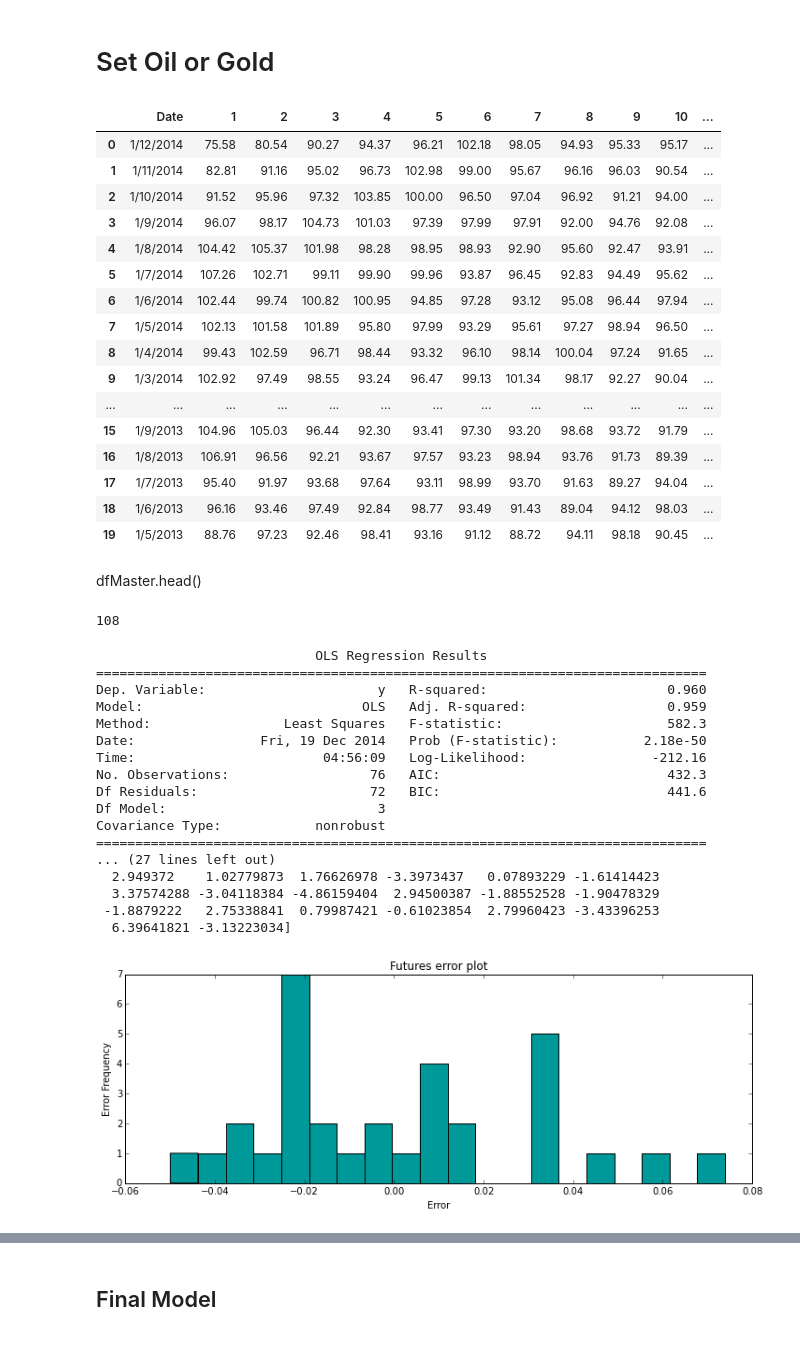
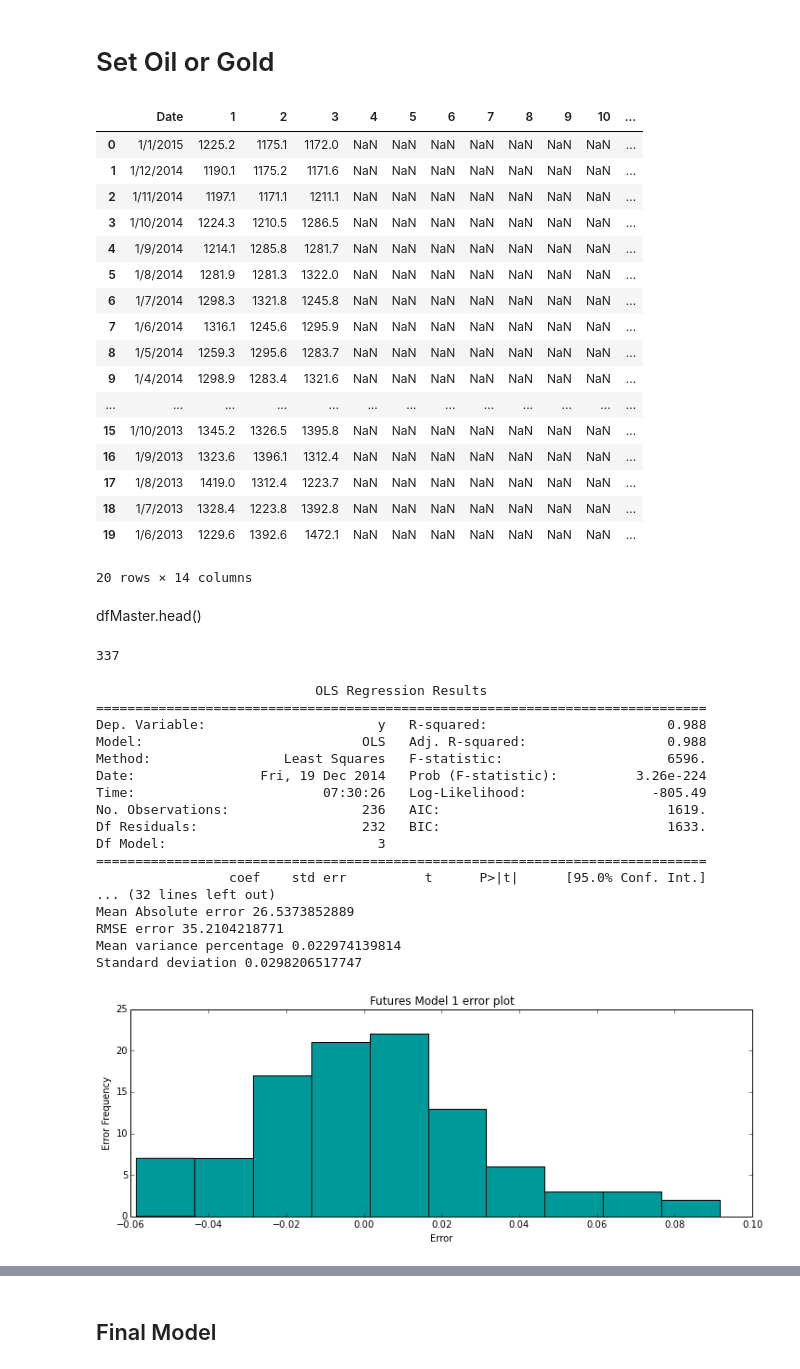
Before and after one commit to Sree-vathsan/CSE591-Data-Science-Project, a Jupyter notebook: FuturesContracts.ipynb, the cells around one changed output, grey strips where cells are left out. Drawn from its saved outputs; the diff is of its cells as text; code cells hidden in the pictures.

```diff
--- a/FuturesContracts.ipynb
+++ b/FuturesContracts.ipynb
@@ -66,7 +67,7 @@ dfMaster
 # %%
 #Load the dfMaster directly
 #dfMaster = pd.read_csv("https://raw.githubusercontent.com/Sree-vathsan/CSE591-Data-Science-Project/master/data/FuturesMasterOil.csv")
-commodity = 0 #0 for Oil and 1 for Gold
+commodity = 1 #0 for Oil and 1 for Gold
 if (commodity == 0):
     dfMaster = pd.read_csv("data/FuturesMasterOil.csv")
 else:
@@ -74,22 +75,23 @@ else:
 dfMaster.head(20)
 # %% [output]
 |  | Date | 1 | 2 | 3 | 4 | 5 | 6 | 7 | 8 | 9 | 10 | ... |
-| 0 | 1/12/2014 | 75.58 | 80.54 | 90.27 | 94.37 | 96.21 | 102.18 | 98.05 | 94.93 | 95.33 | 95.17 | ... |
-| 1 | 1/11/2014 | 82.81 | 91.16 | 95.02 | 96.73 | 102.98 | 99.00 | 95.67 | 96.16 | 96.03 | 90.54 | ... |
-| 2 | 1/10/2014 | 91.52 | 95.96 | 97.32 | 103.85 | 100.00 | 96.50 | 97.04 | 96.92 | 91.21 | 94.00 | ... |
-| 3 | 1/9/2014 | 96.07 | 98.17 | 104.73 | 101.03 | 97.39 | 97.99 | 97.91 | 92.00 | 94.76 | 92.08 | ... |
-| 4 | 1/8/2014 | 104.42 | 105.37 | 101.98 | 98.28 | 98.95 | 98.93 | 92.90 | 95.60 | 92.47 | 93.91 | ... |
-| 5 | 1/7/2014 | 107.26 | 102.71 | 99.11 | 99.90 | 99.96 | 93.87 | 96.45 | 92.83 | 94.49 | 95.62 | ... |
-| 6 | 1/6/2014 | 102.44 | 99.74 | 100.82 | 100.95 | 94.85 | 97.28 | 93.12 | 95.08 | 96.44 | 97.94 | ... |
-| 7 | 1/5/2014 | 102.13 | 101.58 | 101.89 | 95.80 | 97.99 | 93.29 | 95.61 | 97.27 | 98.94 | 96.50 | ... |
-| 8 | 1/4/2014 | 99.43 | 102.59 | 96.71 | 98.44 | 93.32 | 96.10 | 98.14 | 100.04 | 97.24 | 91.65 | ... |
-| 9 | 1/3/2014 | 102.92 | 97.49 | 98.55 | 93.24 | 96.47 | 99.13 | 101.34 | 98.17 | 92.27 | 90.04 | ... |
+| 0 | 1/1/2015 | 1225.2 | 1175.1 | 1172.0 | NaN | NaN | NaN | NaN | NaN | NaN | NaN | ... |
+| 1 | 1/12/2014 | 1190.1 | 1175.2 | 1171.6 | NaN | NaN | NaN | NaN | NaN | NaN | NaN | ... |
+| 2 | 1/11/2014 | 1197.1 | 1171.1 | 1211.1 | NaN | NaN | NaN | NaN | NaN | NaN | NaN | ... |
+| 3 | 1/10/2014 | 1224.3 | 1210.5 | 1286.5 | NaN | NaN | NaN | NaN | NaN | NaN | NaN | ... |
+| 4 | 1/9/2014 | 1214.1 | 1285.8 | 1281.7 | NaN | NaN | NaN | NaN | NaN | NaN | NaN | ... |
+| 5 | 1/8/2014 | 1281.9 | 1281.3 | 1322.0 | NaN | NaN | NaN | NaN | NaN | NaN | NaN | ... |
+| 6 | 1/7/2014 | 1298.3 | 1321.8 | 1245.8 | NaN | NaN | NaN | NaN | NaN | NaN | NaN | ... |
+| 7 | 1/6/2014 | 1316.1 | 1245.6 | 1295.9 | NaN | NaN | NaN | NaN | NaN | NaN | NaN | ... |
+| 8 | 1/5/2014 | 1259.3 | 1295.6 | 1283.7 | NaN | NaN | NaN | NaN | NaN | NaN | NaN | ... |
+| 9 | 1/4/2014 | 1298.9 | 1283.4 | 1321.6 | NaN | NaN | NaN | NaN | NaN | NaN | NaN | ... |
 | ... | ... | ... | ... | ... | ... | ... | ... | ... | ... | ... | ... | ... |
-| 15 | 1/9/2013 | 104.96 | 105.03 | 96.44 | 92.30 | 93.41 | 97.30 | 93.20 | 98.68 | 93.72 | 91.79 | ... |
-| 16 | 1/8/2013 | 106.91 | 96.56 | 92.21 | 93.67 | 97.57 | 93.23 | 98.94 | 93.76 | 91.73 | 89.39 | ... |
-| 17 | 1/7/2013 | 95.40 | 91.97 | 93.68 | 97.64 | 93.11 | 98.99 | 93.70 | 91.63 | 89.27 | 94.04 | ... |
-| 18 | 1/6/2013 | 96.16 | 93.46 | 97.49 | 92.84 | 98.77 | 93.49 | 91.43 | 89.04 | 94.12 | 98.03 | ... |
-| 19 | 1/5/2013 | 88.76 | 97.23 | 92.46 | 98.41 | 93.16 | 91.12 | 88.72 | 94.11 | 98.18 | 90.45 | ... |
+| 15 | 1/10/2013 | 1345.2 | 1326.5 | 1395.8 | NaN | NaN | NaN | NaN | NaN | NaN | NaN | ... |
+| 16 | 1/9/2013 | 1323.6 | 1396.1 | 1312.4 | NaN | NaN | NaN | NaN | NaN | NaN | NaN | ... |
+| 17 | 1/8/2013 | 1419.0 | 1312.4 | 1223.7 | NaN | NaN | NaN | NaN | NaN | NaN | NaN | ... |
+| 18 | 1/7/2013 | 1328.4 | 1223.8 | 1392.8 | NaN | NaN | NaN | NaN | NaN | NaN | NaN | ... |
+| 19 | 1/6/2013 | 1229.6 | 1392.6 | 1472.1 | NaN | NaN | NaN | NaN | NaN | NaN | NaN | ... |
+20 rows × 14 columns
 # %% [markdown]
 dfMaster.head()
 # %%
@@ -154,7 +156,7 @@ for i in (1,2,3):
 #xTest.append(np.array(tempTest))
     #return xTest,xTrain,yTest,yTrain
 # %% [output]
-108
+337
 # %%
 #xTest,xTrain,yTest,yTrain = sepearateTestAndTrainData(dfMaster)
 result = mvLinearRegress(yTrain, xTrain)
@@ -174,49 +176,49 @@ yPred = mvLinearPredict(xTest,result)
 errPredy= yPred-yTest
 alpha=np.mean(errPredy)
 yPred=yPred-alpha
 errPredy=yPred-yTest
 
 #print ("Mean error=",np.mean(errPredy))
 
 
 
 #removing the outlier
 #for i in (0,len(errPredy)-1,1):
 #    if((np.absolute(errPredy[i])/yTest[i])>0.2):
 #        errPredy[i]=0
 
 print (errPredy/yTest)
 errRMSE=np.sqrt(mean_squared_error(yPred,yTest))
 errABS=np.absolute(errPredy)
 errVar=(errABS/yTest)
 
 #print (errPredy/yTest)
 print ("Mean Absolute error",np.mean(errABS))
 print ("RMSE error",errRMSE)
 print ("Mean variance percentage",np.mean(errVar))
 print ("Standard deviation",np.std(errPredy/yTest))
 
-plot(errPredy/yTest,'g',20,"Futures error plot")
-print(errPredy)
+plot(errPredy/yTest,'g',10,"Futures Model 1 error plot")
+#print(errPredy)
 # %% [output]
                             OLS Regression Results
 ==============================================================================
-Dep. Variable:                      y   R-squared:                       0.960
-Model:                            OLS   Adj. R-squared:                  0.959
-Method:                 Least Squares   F-statistic:                     582.3
-Date:                Fri, 19 Dec 2014   Prob (F-statistic):           2.18e-50
-Time:                        04:56:09   Log-Likelihood:                -212.16
-No. Observations:                  76   AIC:                             432.3
-Df Residuals:                      72   BIC:                             441.6
+Dep. Variable:                      y   R-squared:                       0.988
+Model:                            OLS   Adj. R-squared:                  0.988
+Method:                 Least Squares   F-statistic:                     6596.
+Date:                Fri, 19 Dec 2014   Prob (F-statistic):          3.26e-224
+Time:                        07:30:26   Log-Likelihood:                -805.49
+No. Observations:                 236   AIC:                             1619.
+Df Residuals:                     232   BIC:                             1633.
 Df Model:                           3
-Covariance Type:            nonrobust
 ==============================================================================
-... (27 lines left out)
-  2.949372    1.02779873  1.76626978 -3.3973437   0.07893229 -1.61414423
-  3.37574288 -3.04118384 -4.86159404  2.94500387 -1.88552528 -1.90478329
- -1.8879222   2.75338841  0.79987421 -0.61023854  2.79960423 -3.43396253
-  6.39641821 -3.13223034]
+                 coef    std err          t      P>|t|      [95.0% Conf. Int.]
+... (32 lines left out)
+Mean Absolute error 26.5373852889
+RMSE error 35.2104218771
+Mean variance percentage 0.022974139814
+Standard deviation 0.0298206517747
-[figure, old version]
+[figure, new version]
 # %%
 import datetime
 now = datetime.datetime.now()
```
Also changed, not shown: parts of 6 cells of this notebook.
